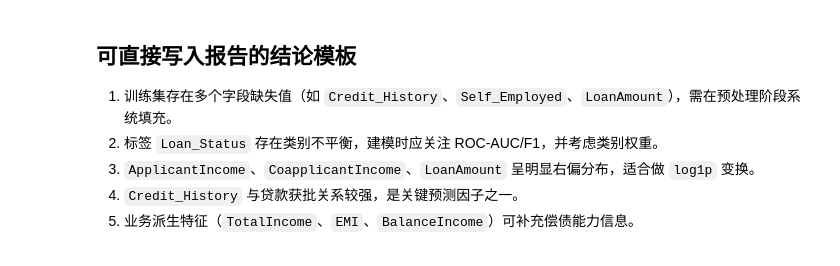
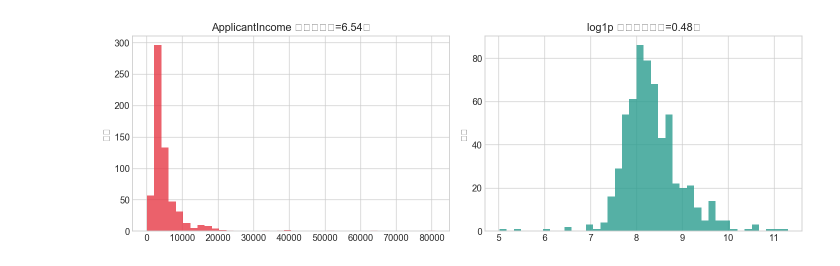
Before and after one commit to GFLabandon/loan-approval-ml, a Jupyter notebook: notebooks/exploration.ipynb, the cells around one changed output. Saved outputs shown, nothing was run; the diff lists cells and outputs as text; code cells hidden in the pictures.

```diff
--- a/notebooks/exploration.ipynb
+++ b/notebooks/exploration.ipynb
@@ -221,8 +183,0 @@ eda_df[['TotalIncome', 'EMI', 'BalanceIncome']].describe().T
-# %%
-fig, axes = plt.subplots(1, 3, figsize=(15, 4))
-for ax, col in zip(axes, ['TotalIncome', 'EMI', 'BalanceIncome']):
-    ax.hist(eda_df[col].dropna(), bins=30, color='#1D3557', alpha=0.85)
-    ax.set_title(col)
-fig.tight_layout()
-fig.savefig(EDA_FIG_DIR / 'derived_feature_histograms.png', dpi=150)
-plt.show()
@@ -231,8 +184,14 @@ plt.show()
-# %% [markdown]
-## 可直接写入报告的结论模板
-
-1. 训练集存在多个字段缺失值（如 `Credit_History`、`Self_Employed`、`LoanAmount`），需在预处理阶段系统填充。
-2. 标签 `Loan_Status` 存在类别不平衡，建模时应关注 ROC-AUC/F1，并考虑类别权重。
-3. `ApplicantIncome`、`CoapplicantIncome`、`LoanAmount` 呈明显右偏分布，适合做 `log1p` 变换。
-4. `Credit_History` 与贷款获批关系较强，是关键预测因子之一。
-5. 业务派生特征（`TotalIncome`、`EMI`、`BalanceIncome`）可补充偿债能力信息。
+# %%
+# log1p 变换后对比（ApplicantIncome 示例）
+fig, axes = plt.subplots(1, 2, figsize=(12, 4))
+axes[0].hist(train['ApplicantIncome'].dropna(), bins=40, color='#E63946', alpha=0.8)
+axes[0].set_title(f'ApplicantIncome 原始（偏度={train["ApplicantIncome"].skew():.2f}）')
+axes[1].hist(np.log1p(train['ApplicantIncome'].dropna()), bins=40, color='#2A9D8F', alpha=0.8)
+axes[1].set_title(f'log1p 变换后（偏度={np.log1p(train["ApplicantIncome"]).skew():.2f}）')
+for ax in axes:
+    ax.set_ylabel('频次')
+plt.tight_layout()
+fig.savefig(EDA_FIG_DIR / 'log_transform_demo.png', dpi=150)
+plt.show()
+# %% [output]
+[figure, added]
```
Also changed, not shown: parts of 30 cells of this notebook.
